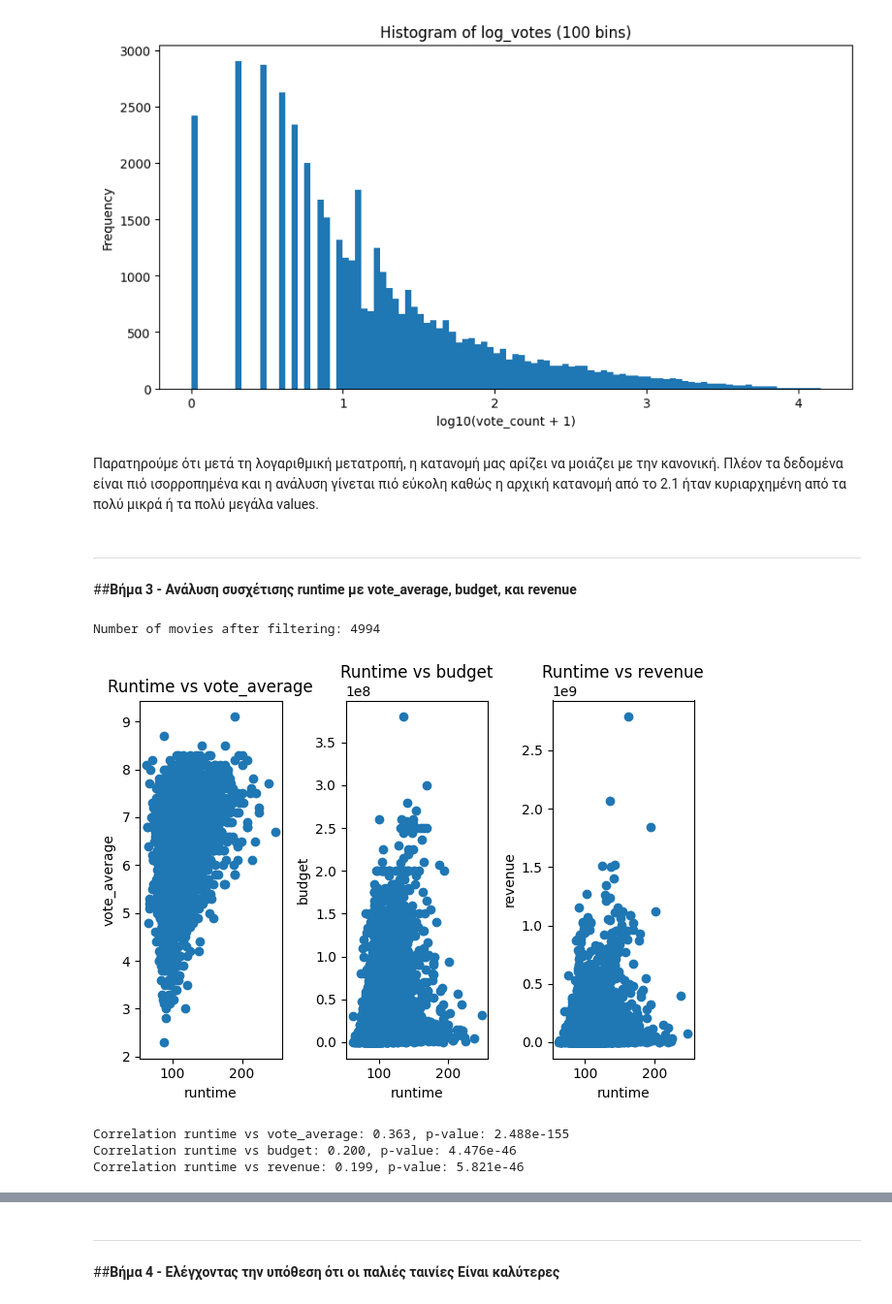
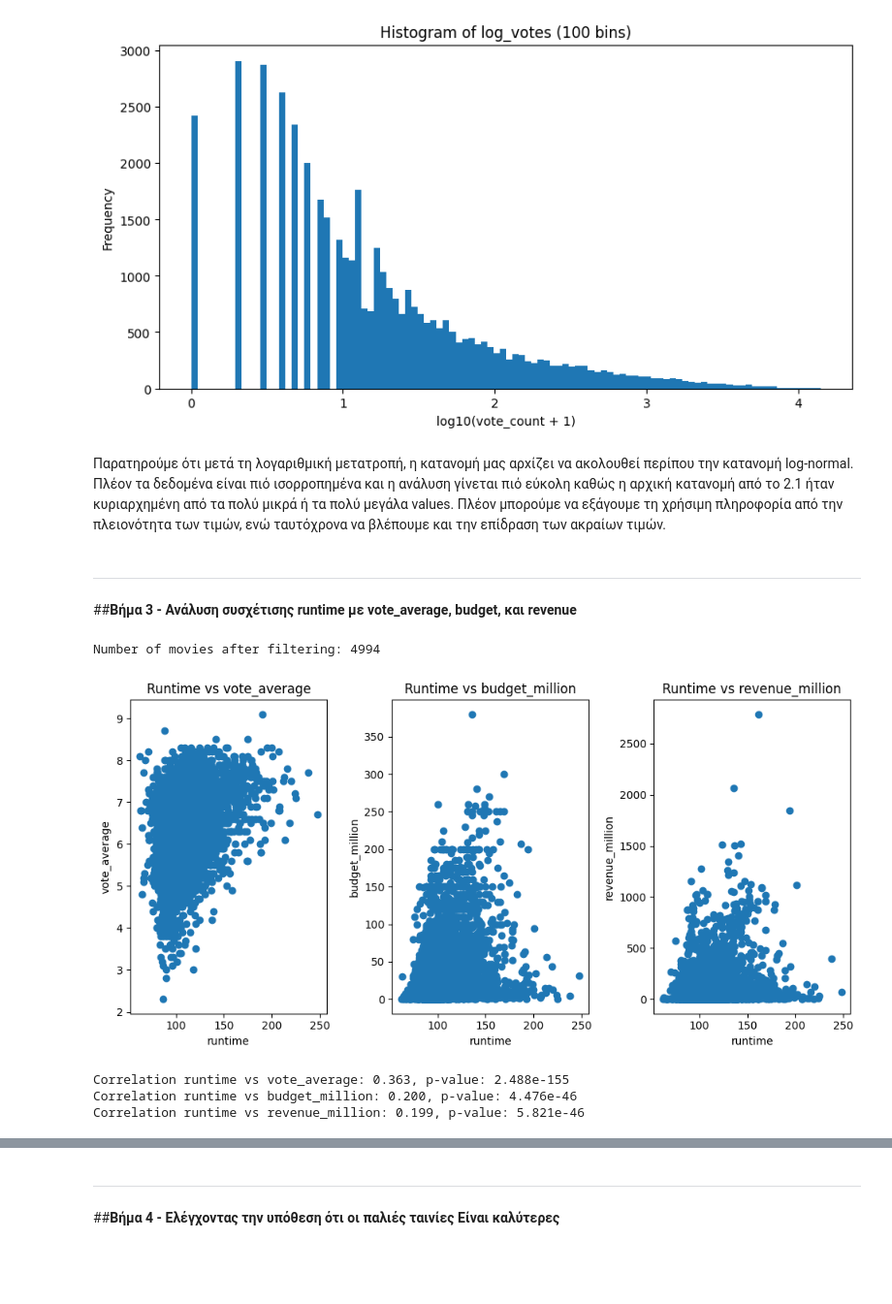
Before and after one commit to BillPapakyriakou/DataMining-Notebooks, a Jupyter notebook: assignment_1B.ipynb, the cells around one changed output, grey strips where cells are left out. Shown at 97% size. Saved outputs shown, nothing was run; the diff lists cells and outputs as text; code cells hidden in the pictures; blank space fills up the shorter version.

```diff
--- a/assignment_1B.ipynb
+++ b/assignment_1B.ipynb
@@ -183,7 +177,7 @@ plt.show()
 # %% [output]
 [figure]
 # %% [markdown]
-Παρατηρούμε ότι μετά τη λογαριθμική μετατροπή, η κατανομή μας αρίζει να μοιάζει με την κανονική. Πλέον τα δεδομένα είναι πιό ισορροπημένα και η ανάλυση γίνεται πιό εύκολη καθώς η αρχική κατανομή από το 2.1 ήταν κυριαρχημένη από τα πολύ μικρά ή τα πολύ μεγάλα values.
+Παρατηρούμε ότι μετά τη λογαριθμική μετατροπή, η κατανομή μας αρxίζει να ακολουθεί περίπου την κατανομή log-normal. Πλέον τα δεδομένα είναι πιό ισορροπημένα και η ανάλυση γίνεται πιό εύκολη καθώς η αρχική κατανομή από το 2.1 ήταν κυριαρχημένη από τα πολύ μικρά ή τα πολύ μεγάλα values. Πλέον μπορούμε να εξάγουμε τη χρήσιμη πληροφορία από την πλειονότητα των τιμών, ενώ ταυτόχρονα να βλέπουμε και την επίδραση των ακραίων τιμών.
 # %% [markdown]
 ---
 ##**Βήμα 3 - Ανάλυση συσχέτισης runtime με vote_average, budget, και revenue**
@@ -191,38 +185,44 @@ plt.show()
 # import για το Pearson Correlation Coefficient
 from scipy.stats import pearsonr
 
 # νέο dataframe για το βήμα 3
 dataframe3 = dataframe.copy()
 
 # κρατάει τις ταινίες που θέλουμε για να βρούμε τη συσχέτιση
 dataframe3 = dataframe3[(dataframe3["runtime"] > 30 ) & (dataframe3["vote_count"] > 10 ) & (dataframe3["budget"] > 20000) & (dataframe3["revenue"]  > 20000)]
 
+# νέα columns με το budget και το revenue σε millions
+dataframe3['budget_million'] = dataframe3['budget'] / 1e6
+dataframe3['revenue_million'] = dataframe3['revenue'] / 1e6
+
 print("Number of movies after filtering:", len(dataframe3))
 
 # πεδία που χρειάζονται για την συσχέτιση
-fields = ['vote_average', 'budget', 'revenue']
+fields = ['vote_average', 'budget_million', 'revenue_million']
+
+plt.figure(figsize=(10,5))
 
 # scatter plot για κάθε πεδίο
 for i, field in enumerate(fields):
     plt.subplot(1, 3, i+1)
     plt.scatter(dataframe3['runtime'], dataframe3[field])
     plt.xlabel("runtime")
     plt.ylabel(field)
     plt.title(f"Runtime vs {field}")
 
 plt.tight_layout()
 plt.show()
 
 print("")
 for field in fields:
     corr, p_value = pearsonr(dataframe3['runtime'], dataframe3[field])
     print(f"Correlation runtime vs {field}: {corr:.3f}, p-value: {p_value:.3e}")
 # %% [output]
 Number of movies after filtering: 4994
-[figure, old version]
+[figure, new version]
 Correlation runtime vs vote_average: 0.363, p-value: 2.488e-155
-Correlation runtime vs budget: 0.200, p-value: 4.476e-46
-Correlation runtime vs revenue: 0.199, p-value: 5.821e-46
+Correlation runtime vs budget_million: 0.200, p-value: 4.476e-46
+Correlation runtime vs revenue_million: 0.199, p-value: 5.821e-46
 # %% [markdown]
 ---
 ### Συμπεράσματα:
```
Also changed, not shown: parts of 7 cells of this notebook.
